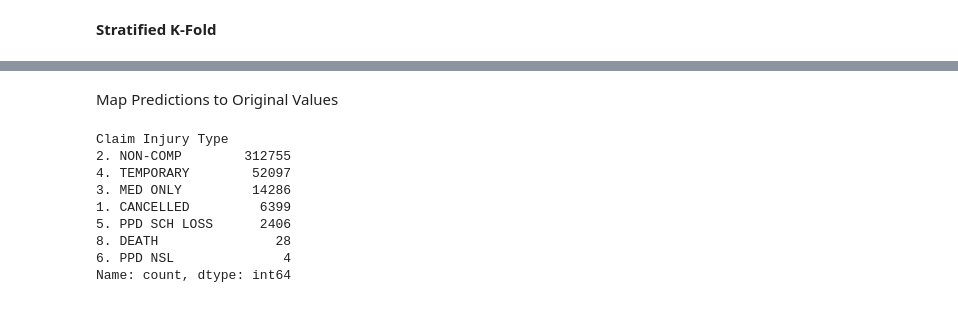
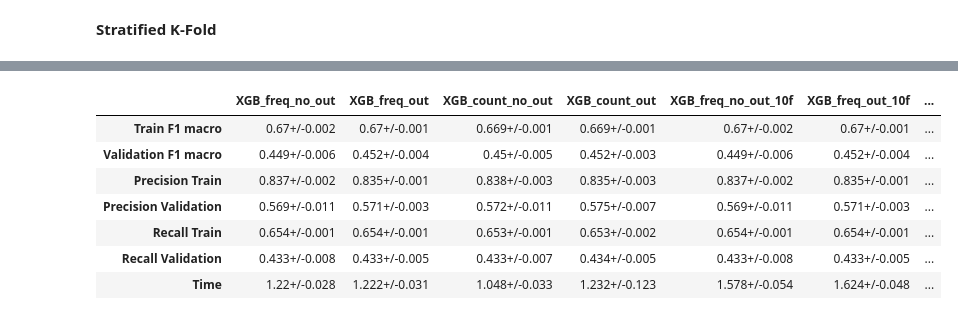
Before and after one commit to antoniooliveira03/machine_learning, a Jupyter notebook: delivery 2 (in progress)/antonio_k-fold.ipynb, the cells around one changed output, grey strips where cells are left out. Cells and saved outputs as stored; diff of their text form; code cells hidden in the pictures.

Commit message:
mais modelos

```diff
--- a/delivery 2 (in progress)/antonio_k-fold.ipynb
+++ b/delivery 2 (in progress)/antonio_k-fold.ipynb
@@ -333,0 +108,2 @@ KeyboardInterrupt:
+# %%
+method = StratifiedKFold(n_splits=10, shuffle=True, random_state=42)
@@ -333,0 +184,16 @@ KeyboardInterrupt:
+# %%
+LGBM_freq_no_out = mod.k_fold(method, X, y, test1, 'LGBM', params = {},
+                              enc = 'freq', outliers = True,
+                              file_name = 'LGBM_freq_no_out')
+
+LGBM_freq_out = mod.k_fold(method, X, y, test1, 'LGBM', params = {},
+                              enc = 'freq', outliers = False,
+                              file_name = 'LGBM_freq_out')
+
+LGBM_count_no_out = mod.k_fold(method, X, y, test1, 'LGBM', params = {},
+                              enc = 'count', outliers = True,
+                              file_name = 'LGBM_count_no_out')
+
+LGBM_count_out = mod.k_fold(method, X, y, test1, 'LGBM', params = {},
+                              enc = 'count', outliers = False,
+                              file_name = 'LGBM_count_out')
@@ -642,2 +220,0 @@ test_filtered['Claim Injury Type'] = model.predict(test_filtered)
-# %% [markdown]
-Map Predictions to Original Values
@@ -658,13 +220,0 @@ test_filtered['Claim Injury Type'] = test_filtered['Claim Injury Type'].replace(
-# %%
-# Count unique values in column 'Claim Injury Type'
-test_filtered['Claim Injury Type'].value_counts()
-# %% [output]
-Claim Injury Type
-2. NON-COMP        312755
-4. TEMPORARY        52097
-3. MED ONLY         14286
-1. CANCELLED         6399
-5. PPD SCH LOSS      2406
-8. DEATH               28
-6. PPD NSL              4
-Name: count, dtype: int64
@@ -679,0 +221,29 @@ predictions.to_csv(f'./pred/{name}.csv')
+# %%
+models = [XGB_freq_no_out, XGB_freq_out,
+          XGB_count_no_out, XGB_count_out,
+          XGB_freq_no_out_10f, XGB_freq_out_10f,
+          XGB_count_no_out_10f, XGB_count_out_10f,
+          RF_freq_no_out, RF_freq_out,
+          RF_count_no_out, RF_count_out,
+          LGBM_freq_no_out, LGBM_freq_out,
+          LGBM_count_no_out, LGBM_count_out]
+
+model_names = ['XGB_freq_no_out', 'XGB_freq_out',
+               'XGB_count_no_out', 'XGB_count_out',
+               'XGB_freq_no_out_10f', 'XGB_freq_out_10f',
+               'XGB_count_no_out_10f', 'XGB_count_out_10f',
+               'RF_freq_no_out', 'RF_freq_out',
+               'RF_count_no_out', 'RF_count_out',
+               'LGBM_freq_no_out', 'LGBM_freq_out',
+               'LGBM_count_no_out', 'LGBM_count_out']
+
+m.metrics2(models, model_names)
+# %% [output]
+|  | XGB_freq_no_out | XGB_freq_out | XGB_count_no_out | XGB_count_out | XGB_freq_no_out_10f | XGB_freq_out_10f | ... |
+| Train F1 macro | 0.67+/-0.002 | 0.67+/-0.001 | 0.669+/-0.001 | 0.669+/-0.001 | 0.67+/-0.002 | 0.67+/-0.001 | ... |
+| Validation F1 macro | 0.449+/-0.006 | 0.452+/-0.004 | 0.45+/-0.005 | 0.452+/-0.003 | 0.449+/-0.006 | 0.452+/-0.004 | ... |
+| Precision Train | 0.837+/-0.002 | 0.835+/-0.001 | 0.838+/-0.003 | 0.835+/-0.003 | 0.837+/-0.002 | 0.835+/-0.001 | ... |
+| Precision Validation | 0.569+/-0.011 | 0.571+/-0.003 | 0.572+/-0.011 | 0.575+/-0.007 | 0.569+/-0.011 | 0.571+/-0.003 | ... |
+| Recall Train | 0.654+/-0.001 | 0.654+/-0.001 | 0.653+/-0.001 | 0.653+/-0.002 | 0.654+/-0.001 | 0.654+/-0.001 | ... |
+| Recall Validation | 0.433+/-0.008 | 0.433+/-0.005 | 0.433+/-0.007 | 0.434+/-0.005 | 0.433+/-0.008 | 0.433+/-0.005 | ... |
+| Time | 1.22+/-0.028 | 1.222+/-0.031 | 1.048+/-0.033 | 1.232+/-0.123 | 1.578+/-0.054 | 1.624+/-0.048 | ... |
```
Also changed, not shown: parts of 14 cells of this notebook, 2 other files.
